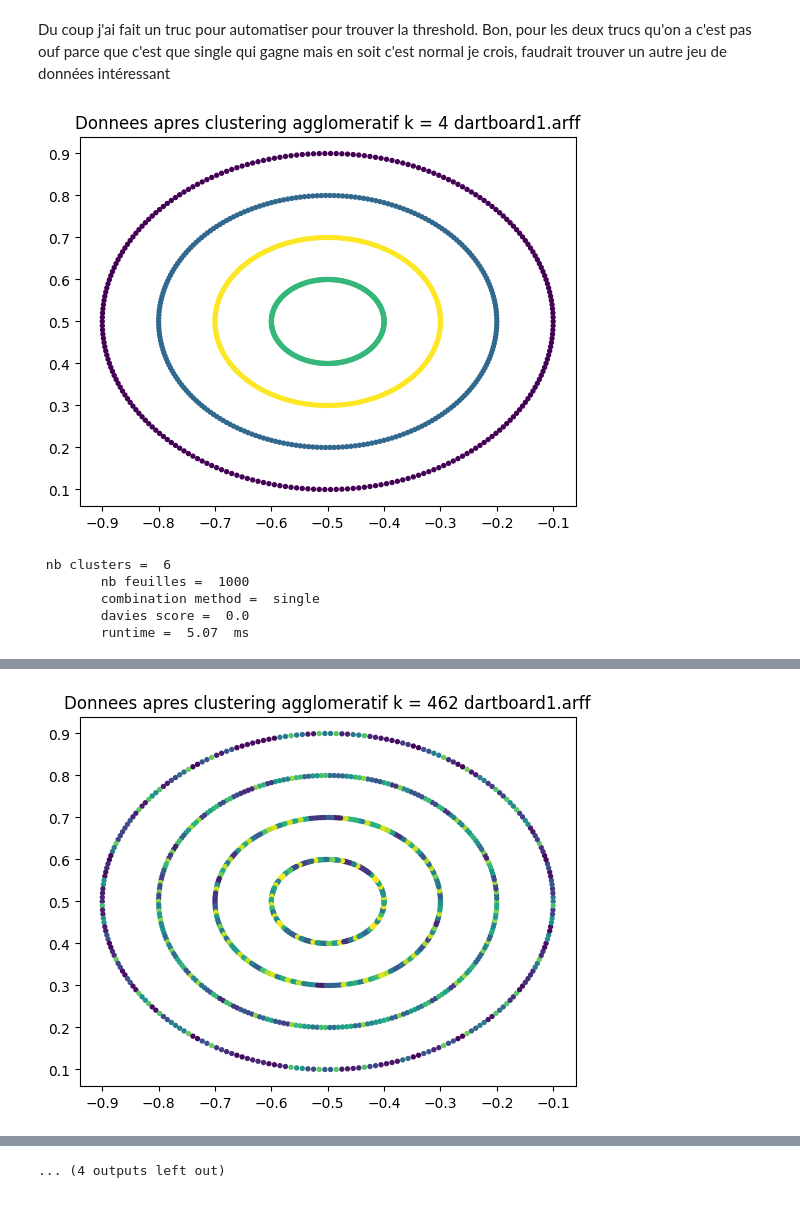
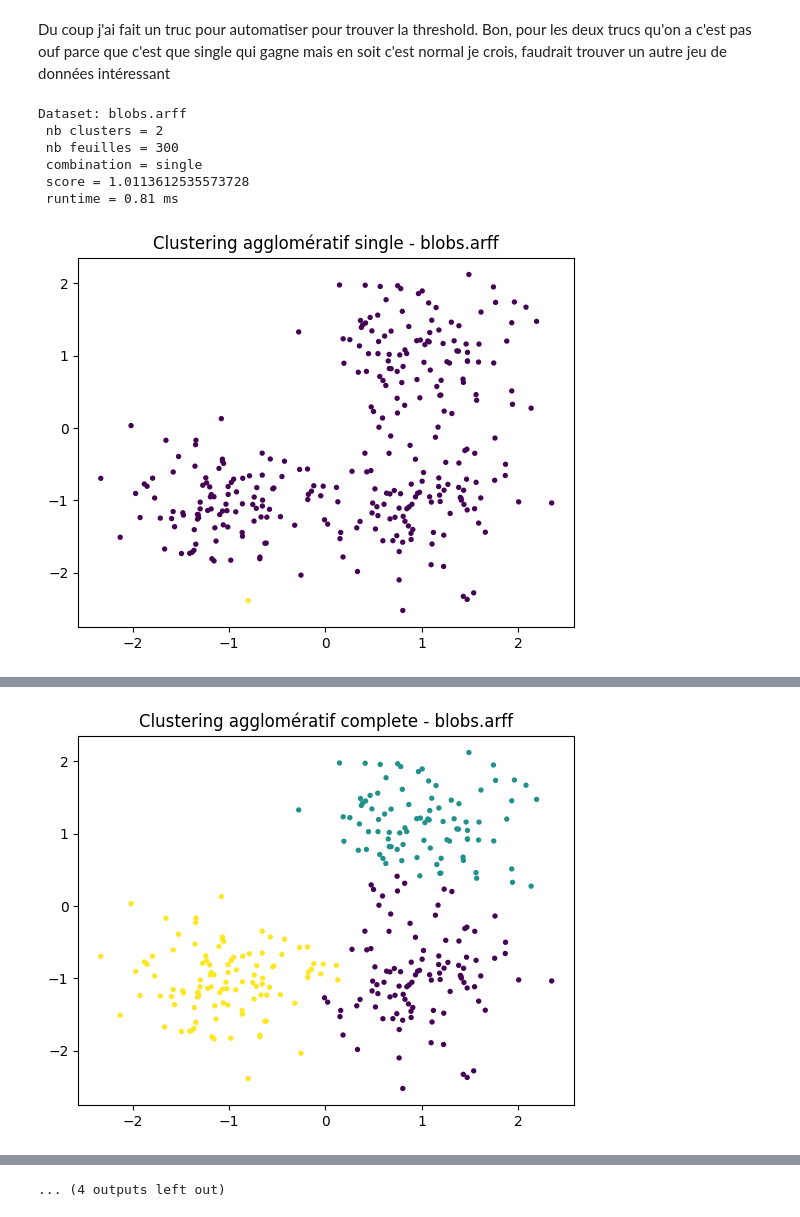
Before and after one commit to pofpifpaf/ml_2025pifpofsal, a Jupyter notebook: rapport.ipynb, the cells around one changed output, grey strips where cells are left out. Cells and saved outputs as stored; diff of their text form; code cells hidden in the pictures.

```diff
--- a/rapport.ipynb
+++ b/rapport.ipynb
@@ -296,56 +306,50 @@ print(" nb clusters = ", k,
 # %% [markdown]
 Du coup j'ai fait un truc pour automatiser pour trouver la threshold. Bon, pour les deux trucs qu'on a c'est pas ouf parce que c'est que single qui gagne mais en soit c'est normal je crois, faudrait trouver un autre jeu de données intéressant
 # %%
-names = ["dartboard1.arff", "long1.arff"]
+names = ["blobs.arff", "long1.arff"]
 combinations = ['single', 'complete', 'average', 'ward']
-best_combination = 'single'
 
 for name in names:
+    path = "./artificial/"
+    databrut = arff.loadarff(open(path + name, 'r', encoding='utf-8'))
+    datanp = np.array([[x[0], x[1]] for x in databrut[0]])
 
-  path = "./artificial/"
-  databrut = arff.loadarff(open(path + name,'r', encoding='utf-8'))
-  datanp = [[x[0], x[1]] for x in databrut [0]]
+    f0 = np.array(datanp)[:,0]
+    f1 = np.array(datanp)[:,1]
+    best_score = 0
 
-  f0 = np.array(datanp)[:,0]
-  f1 = np.array(datanp)[:,1]
+    for combination in combinations:
+        linked_mat = shc.linkage(datanp, combination)
+        distances = linked_mat[:, 2]
+        diffs = np.diff(distances)
+        threshold = distances[np.argmax(diffs)] + 1e-5
 
-  linked_mat = shc.linkage(datanp, 'single')
-  distances = linked_mat[:, 2]
+        tps1 = time.time()
+        model = cluster.AgglomerativeClustering(distance_threshold=threshold, linkage=combination, n_clusters=None)
+        model.fit(datanp)
+        tps2 = time.time()
 
-  diffs = np.diff(distances)
-  threshold = (distances[np.argmax(diffs)]) + 1e-5
+        labels = model.labels_
+        score = silhouette_score(datanp, labels)
 
-  for combination in combinations:
+        if score > best_score:
+            best_score = score
 
-    tps1 = time.time()
-    model = cluster.AgglomerativeClustering(distance_threshold=threshold, linkage=combination, n_clusters=None)
-    model = model.fit(datanp)
-    tps2 = time.time()
+        print("Dataset: " + name)
+        print(" nb clusters =", model.n_clusters_,
+              "\n nb feuilles =", model.n_leaves_,
+              "\n combination =", combination,
+              "\n score =", davies_score,
+              "\n runtime =", round((tps2 - tps1) * 1000, 2), "ms\n")
 
-    labels = model.labels_
-
-    plt.scatter(f0, f1, c=labels, s=8)
-    plt.title("Donnees apres clustering agglomeratif k = " + str(model.n_clusters_) + " " + name)
-    plt.show()
-
-    davies_score = davies_bouldin_score(datanp, model.fit_predict(datanp))
-
-    if davies_score > best_score:
-        best_score = davies_score
-        best_combination = combination
-
-    print(" nb clusters = ", k,
-      "\n\tnb feuilles = ", leaves,
-      "\n\tcombination method = ", combination,
-      "\n\tdavies score = ", davies_score,
-      "\n\truntime = ", round((tps2 - tps1)*1000, 2), " ms ")
-
-  print("\nBEST COMBINATION = ", best_combination)
-  print("\n////////////////////////////////////////////////////////////////////////////////////////////////////\n")
+        plt.scatter(f0, f1, c=labels, s=8)
+        plt.title("Clustering agglomératif " + combination + " - " + name)
+        plt.show()
 # %% [output]
+Dataset: blobs.arff
+ nb clusters = 2
+ nb feuilles = 300
+ combination = single
+ score = 1.0113612535573728
+ runtime = 0.81 ms
-[figure, old version]
+[figure, new version]
- nb clusters =  6
-        nb feuilles =  1000
-        combination method =  single
-        davies score =  0.0
-        runtime =  5.07  ms
@@ -352 +362 @@ for name in names:
-[figure, old version]
+[figure, new version]
```
Also changed, not shown: parts of 14 cells of this notebook.
